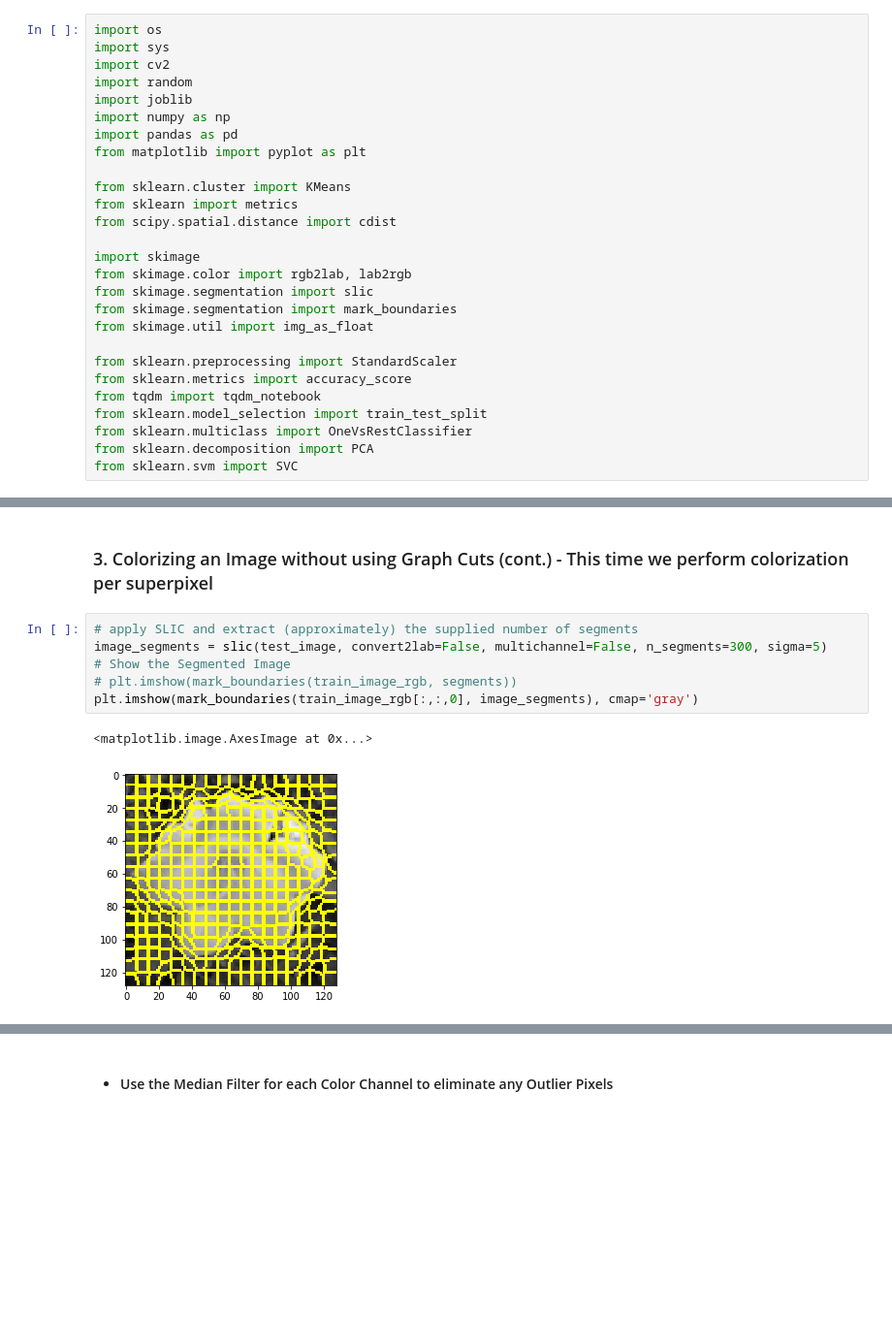
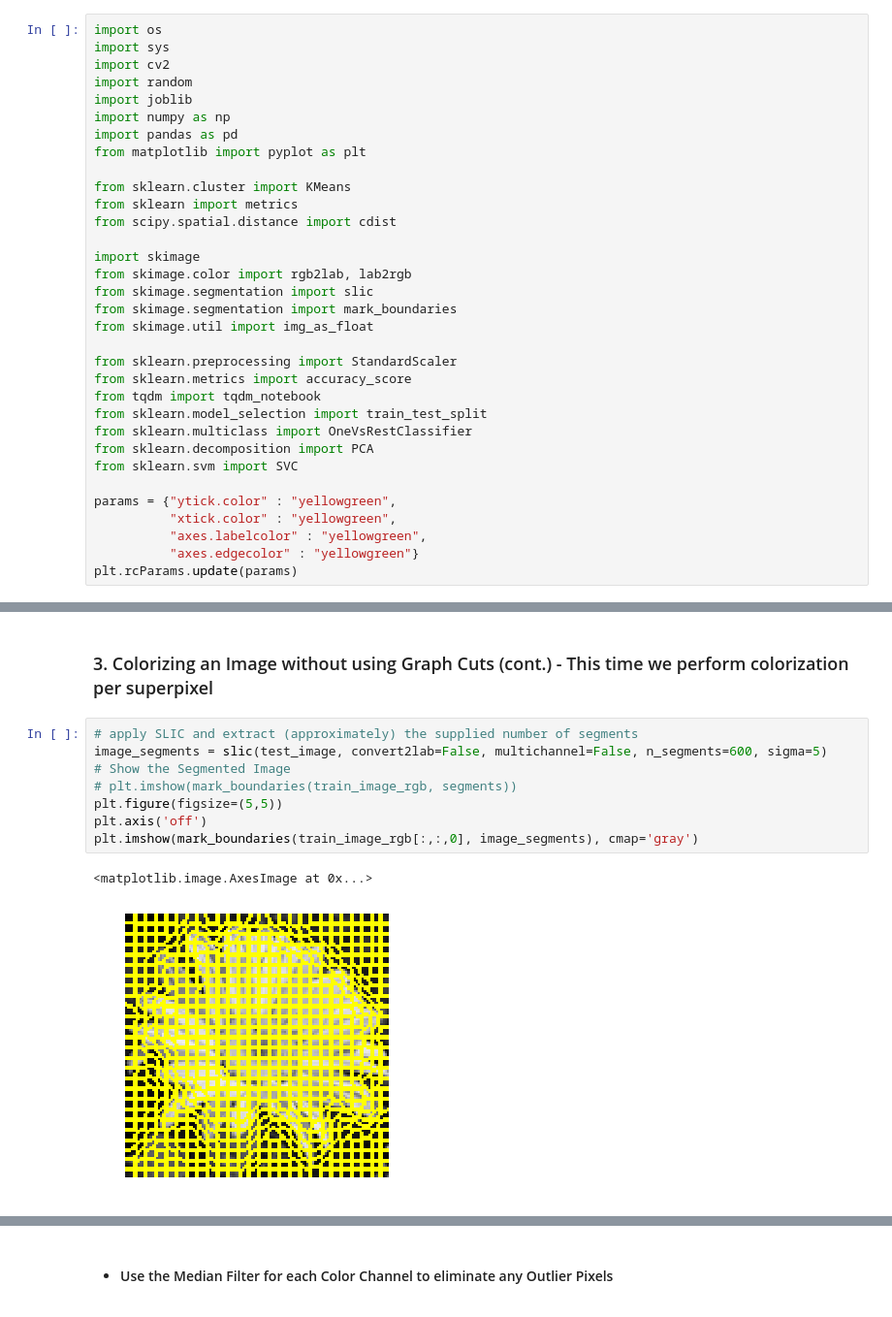
Before and after one commit to Insert-Generic-Name-Here/image-colorization, a Jupyter notebook: 4-colorization-new.ipynb, the cells around one changed output, grey strips where cells are left out. Shown: that part at 97% size. Saved outputs shown, nothing was run; the diff lists cells and outputs as text; blank space fills up the shorter version.

```diff
--- a/4-colorization-new.ipynb
+++ b/4-colorization-new.ipynb
@@ -27,6 +27,12 @@ from sklearn.model_selection import train_test_split
 from sklearn.multiclass import OneVsRestClassifier
 from sklearn.decomposition import PCA
 from sklearn.svm import SVC
+
+params = {"ytick.color" : "yellowgreen",
+          "xtick.color" : "yellowgreen",
+          "axes.labelcolor" : "yellowgreen",
+          "axes.edgecolor" : "yellowgreen"}
+plt.rcParams.update(params)
 # %% [markdown]
 ### 1.1 Define some helpful functions
 # %%
@@ -113,13 +127,15 @@ plt.tight_layout()
 ### 3. Colorizing an Image without using Graph Cuts (cont.) - This time we perform colorization per superpixel
 # %%
 # apply SLIC and extract (approximately) the supplied number of segments
-image_segments = slic(test_image, convert2lab=False, multichannel=False, n_segments=300, sigma=5)
+image_segments = slic(test_image, convert2lab=False, multichannel=False, n_segments=600, sigma=5)
 # Show the Segmented Image
 # plt.imshow(mark_boundaries(train_image_rgb, segments))
+plt.figure(figsize=(5,5))
+plt.axis('off')
 plt.imshow(mark_boundaries(train_image_rgb[:,:,0], image_segments), cmap='gray')
 # %% [output]
 <matplotlib.image.AxesImage at 0x...>
-[figure, old version]
+[figure, new version]
 # %%
 colorized_image = np.zeros_like(train_image_lab)
 colorized_image[:,:,0] = test_image
```
Also changed, not shown: parts of 13 cells of this notebook, 2 other files.
